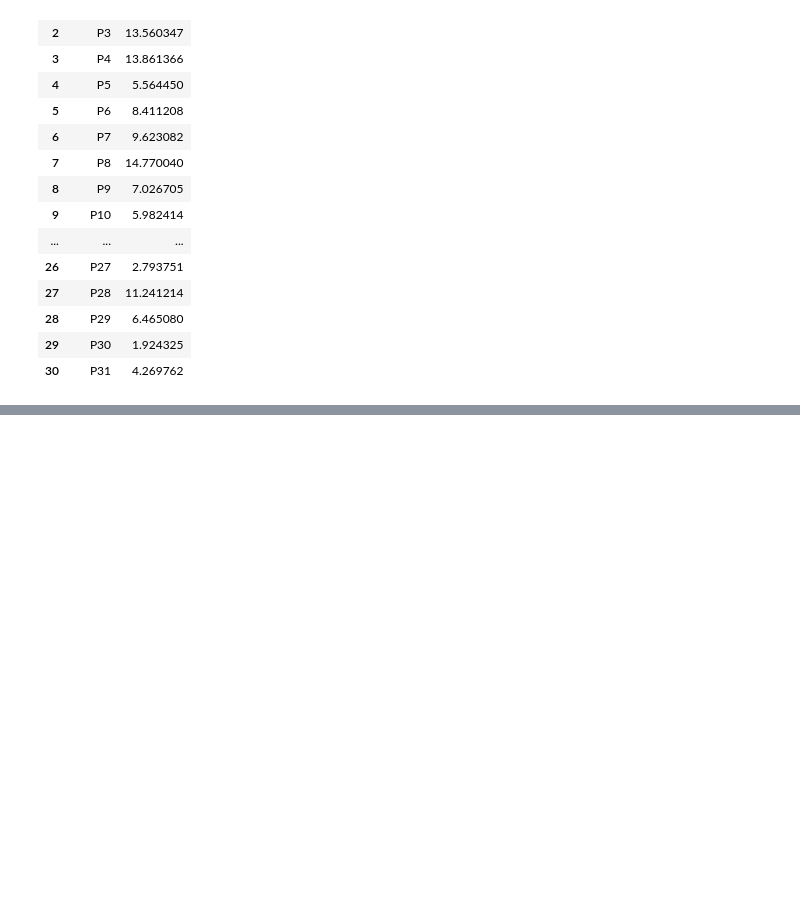
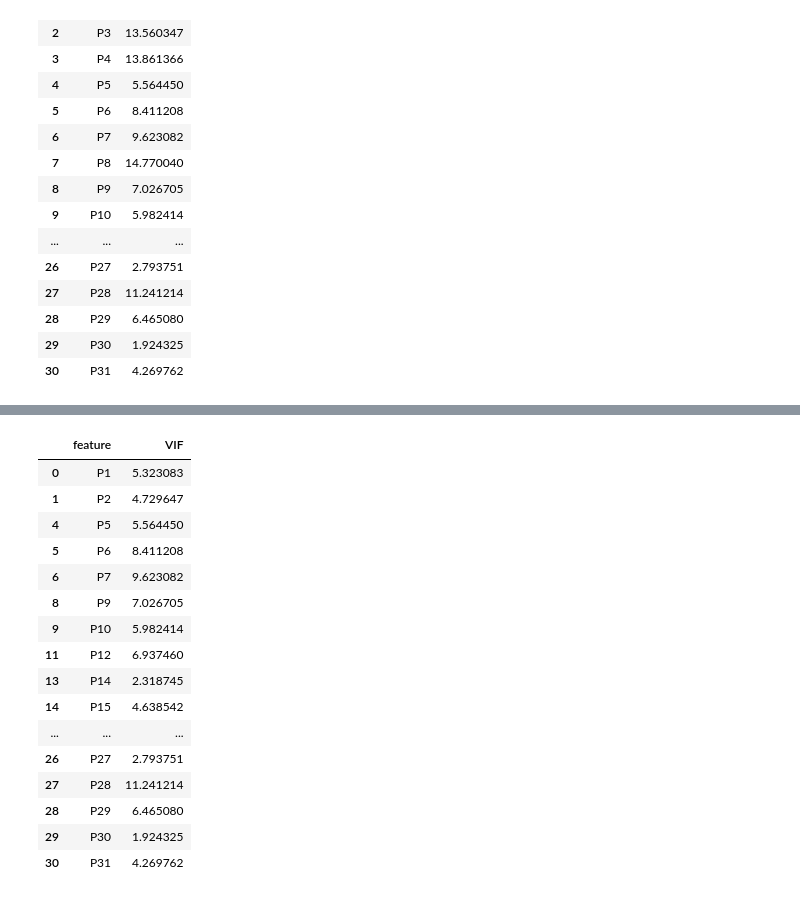
Before and after one commit to PanchitoMunoz/Tesis-Metodologias-Inclusivas, a Jupyter notebook: notebooks/04-fmg-vif.ipynb, the cells around one changed output, grey strips where cells are left out. Drawn from its saved outputs; the diff is of its cells as text; code cells hidden in the pictures; blank space fills up the shorter version.

```diff
--- a/notebooks/04-fmg-vif.ipynb
+++ b/notebooks/04-fmg-vif.ipynb
@@ -262,0 +285,20 @@ vif_data
+# %%
+vif_data[vif_data["VIF"] <= 12]
+# %% [output]
+|  | feature | VIF |
+| 0 | P1 | 5.323083 |
+| 1 | P2 | 4.729647 |
+| 4 | P5 | 5.564450 |
+| 5 | P6 | 8.411208 |
+| 6 | P7 | 9.623082 |
+| 8 | P9 | 7.026705 |
+| 9 | P10 | 5.982414 |
+| 11 | P12 | 6.937460 |
+| 13 | P14 | 2.318745 |
+| 14 | P15 | 4.638542 |
+| ... | ... | ... |
+| 26 | P27 | 2.793751 |
+| 27 | P28 | 11.241214 |
+| 28 | P29 | 6.465080 |
+| 29 | P30 | 1.924325 |
+| 30 | P31 | 4.269762 |
```
Also changed, not shown: parts of 9 cells of this notebook, 2 other files.
